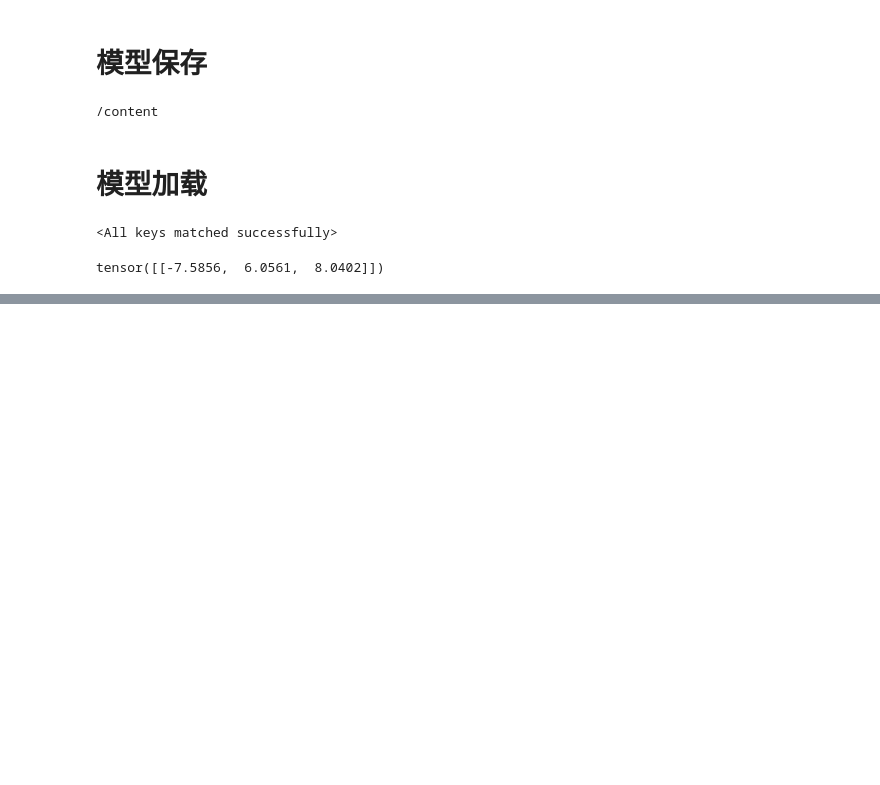
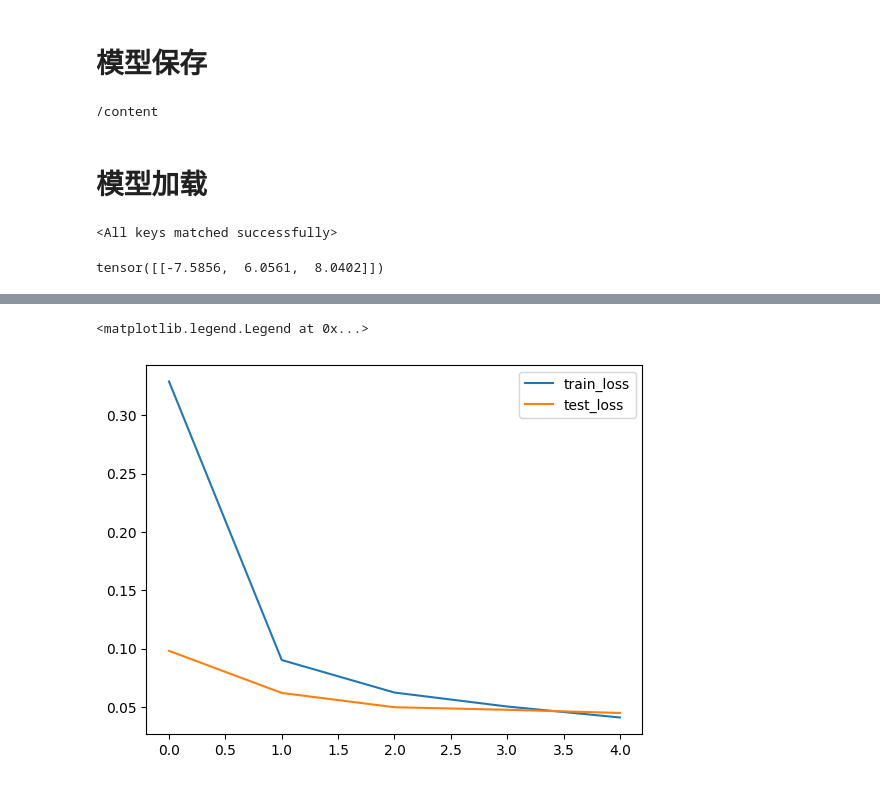
Before and after one commit to caz1011/My_Pytorch_Study, a Jupyter notebook: pytorch_study.ipynb, the cells around one changed output, grey strips where cells are left out. Cells and saved outputs as stored; diff of their text form; code cells hidden in the pictures; blank space fills up the shorter version.

```diff
--- a/pytorch_study.ipynb
+++ b/pytorch_study.ipynb
@@ -441,0 +460,3 @@ tensor([[-7.5856,  6.0561,  8.0402]])
+# %%
+train_data = datasets.MNIST("/CNN_DATA",train = True, download = True, transform = transform)
+test_data = datasets.MNIST("/CNN_DATA",train = False, download = True,transform = transform)
@@ -441,0 +467,27 @@ tensor([[-7.5856,  6.0561,  8.0402]])
+# %%
+class ConvNetwork(nn.Module):
+  def __init__(self):
+    super().__init__()
+    self.conv1 = nn.Conv2d(1,6,3,1)
+    self.conv2 = nn.Conv2d(6,16,3,1)
+    #全连接层
+    self.fc1 = nn.Linear(5*5*16,120)
+    self.fc2 = nn.Linear(120,84)
+    self.fc3 = nn.Linear(84,10)
+  def forward(self,x):
+    x = F.relu(self.conv1(x))
+    x = F.max_pool2d(x,2,2)
+
+    x = F.relu(self.conv2(x))
+    x = F.max_pool2d(x,2,2)
+
+    #flatten
+    x = x.view(-1,5*5*16)
+    x = F.relu(self.fc1(x))
+    x = F.relu(self.fc2(x))
+    x = self.fc3(x)
+    return x
+# %%
+torch.manual_seed(42)
+model = ConvNetwork().cuda()
+model
@@ -441,0 +502,3 @@ tensor([[-7.5856,  6.0561,  8.0402]])
+# %%
+criterion = nn.CrossEntropyLoss()
+optimize = torch.optim.Adam(model.parameters(),lr = 0.001)
@@ -441,0 +571,7 @@ tensor([[-7.5856,  6.0561,  8.0402]])
+# %%
+plt.plot(train_losses, label = "train_loss")
+plt.plot(test_losses, label = "test_loss")
+plt.legend()
+# %% [output]
+<matplotlib.legend.Legend at 0x...>
+[figure, added]
```
Also changed, not shown: parts of 9 cells of this notebook.
